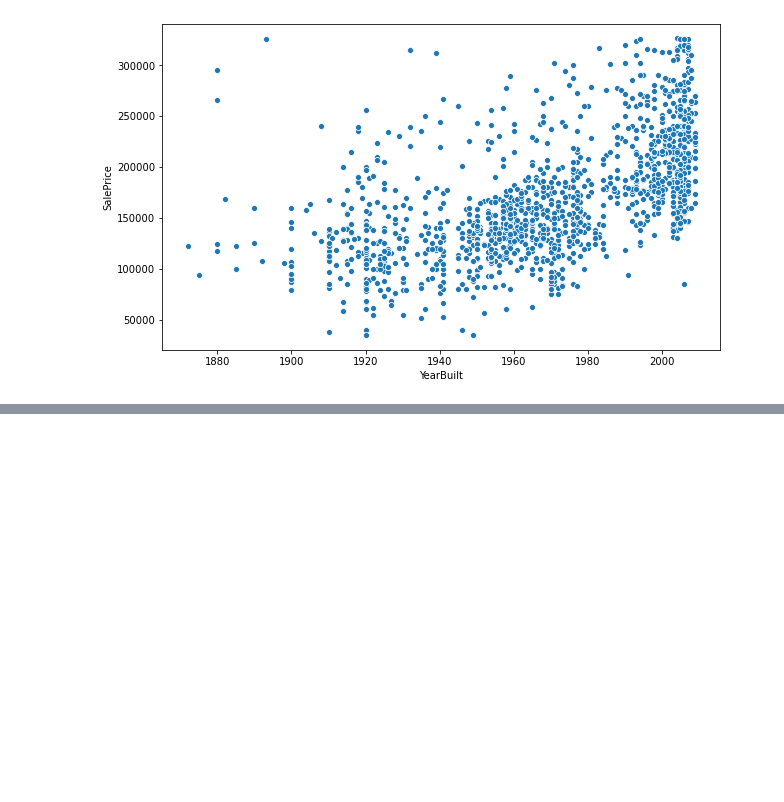
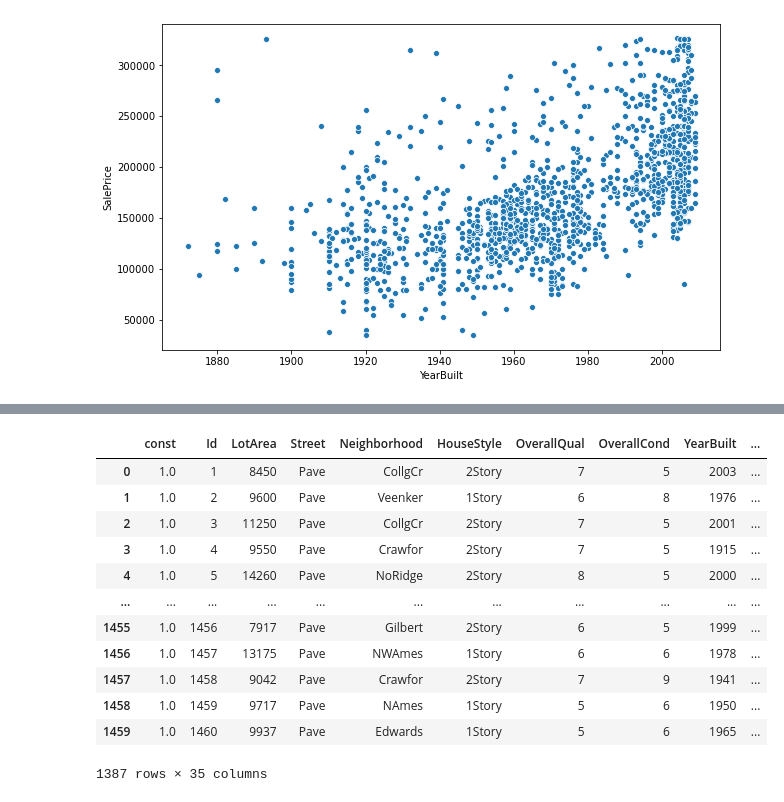
Before and after one commit to Brunadiasmiguel/Housing_Statistical_Analysis, a Jupyter notebook: stats.ipynb, the cells around one changed output, grey strips where cells are left out. Drawn from its saved outputs; the diff is of its cells as text; code cells hidden in the pictures; blank space fills up the shorter version.

```diff
--- a/stats.ipynb
+++ b/stats.ipynb
@@ -738,0 +798,20 @@ reg7.summary()
+# %%
+#predictions - needs change
+
+outhood9 = outhood9.assign(SalePrice_hat=reg9.predict(outhood9[["const","TotRmsAbvGrd","total_bathrooms_above_gl","OverallQual","LotArea","GrLivArea","TotalBsmtSF","GarageArea"]]))
+
+outhood9
+# %% [output]
+|  | const | Id | LotArea | Street | Neighborhood | HouseStyle | OverallQual | OverallCond | YearBuilt | ... |
+| 0 | 1.0 | 1 | 8450 | Pave | CollgCr | 2Story | 7 | 5 | 2003 | ... |
+| 1 | 1.0 | 2 | 9600 | Pave | Veenker | 1Story | 6 | 8 | 1976 | ... |
+| 2 | 1.0 | 3 | 11250 | Pave | CollgCr | 2Story | 7 | 5 | 2001 | ... |
+| 3 | 1.0 | 4 | 9550 | Pave | Crawfor | 2Story | 7 | 5 | 1915 | ... |
+| 4 | 1.0 | 5 | 14260 | Pave | NoRidge | 2Story | 8 | 5 | 2000 | ... |
+| ... | ... | ... | ... | ... | ... | ... | ... | ... | ... | ... |
+| 1455 | 1.0 | 1456 | 7917 | Pave | Gilbert | 2Story | 6 | 5 | 1999 | ... |
+| 1456 | 1.0 | 1457 | 13175 | Pave | NWAmes | 1Story | 6 | 6 | 1978 | ... |
+| 1457 | 1.0 | 1458 | 9042 | Pave | Crawfor | 2Story | 7 | 9 | 1941 | ... |
+| 1458 | 1.0 | 1459 | 9717 | Pave | NAmes | 1Story | 5 | 6 | 1950 | ... |
+| 1459 | 1.0 | 1460 | 9937 | Pave | Edwards | 1Story | 5 | 6 | 1965 | ... |
+1387 rows × 35 columns
```
Also changed, not shown: parts of 26 cells of this notebook.
